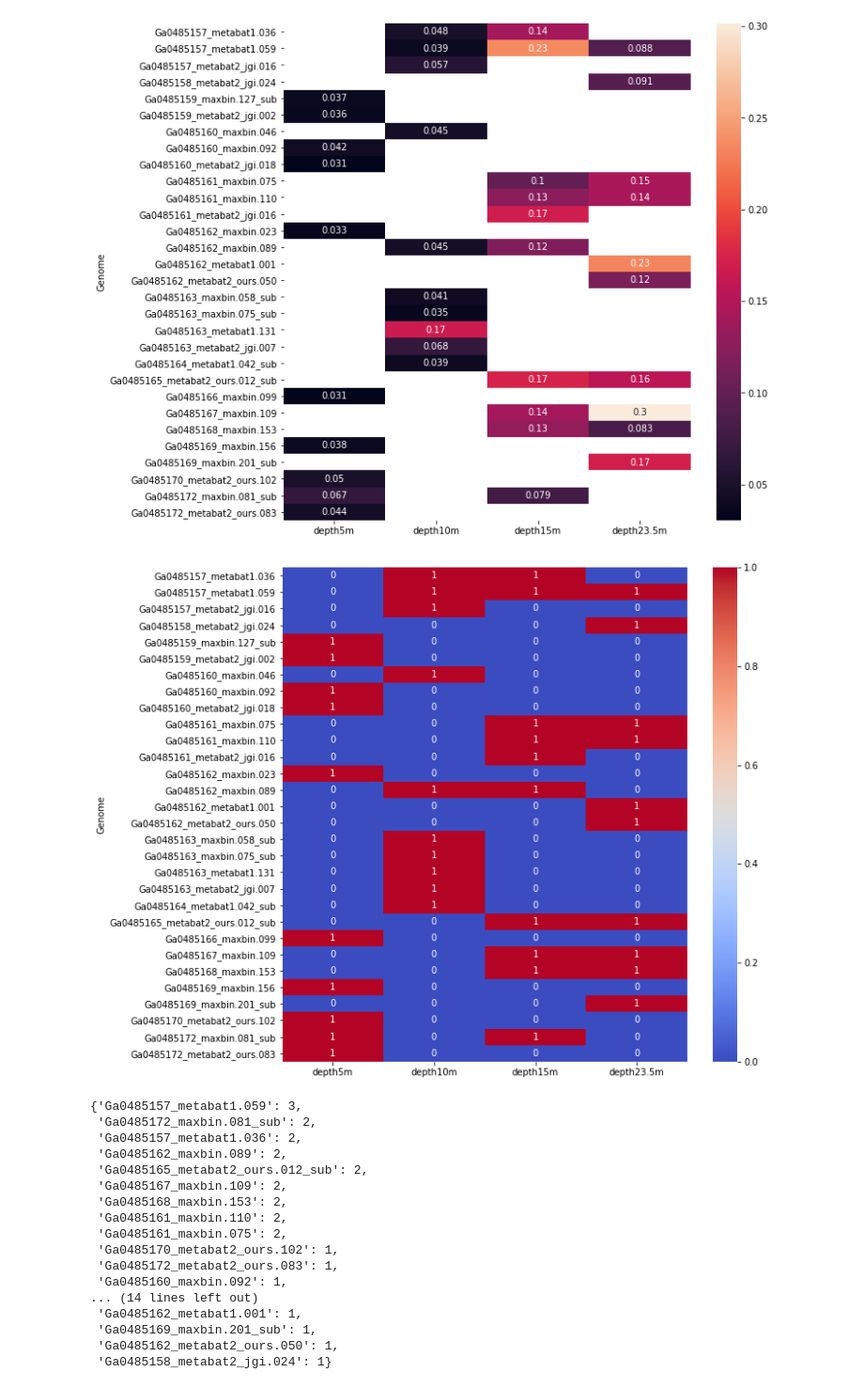
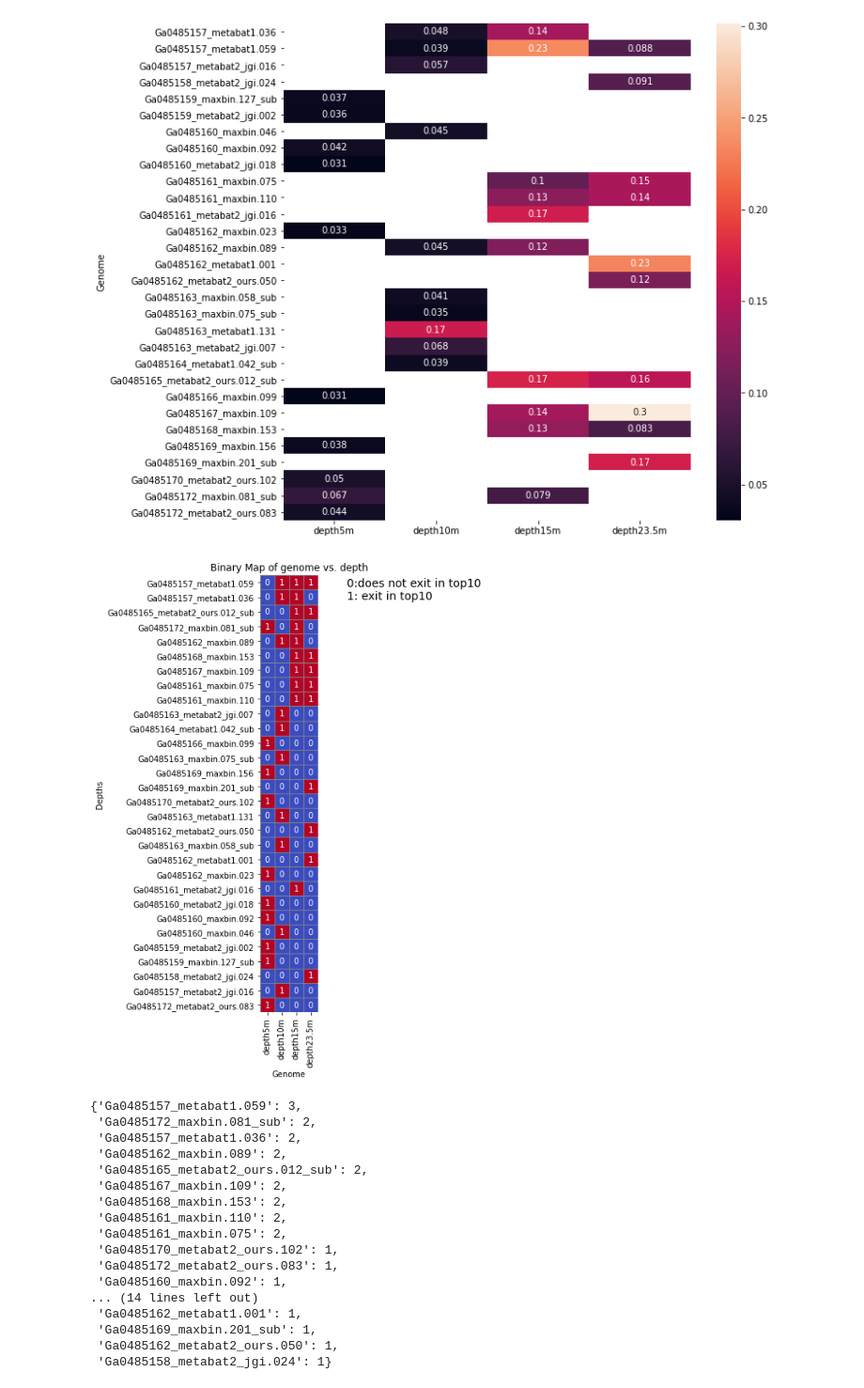
Before and after one commit to solislemuslab/lake-microbiome-data-analysis, a Jupyter notebook: lake-microbiome.ipynb, the cells around one changed output. Shown at 94% size. Drawn from its saved outputs; the diff is of its cells as text; code cells hidden in the pictures.

```diff
--- a/lake-microbiome.ipynb
+++ b/lake-microbiome.ipynb
@@ -609,22 +609,40 @@ p2 = sns.heatmap(df_top10,annot=True)
 None
 # %% [output]
 [figure]
-# %%
-#treat the NAN values as 0 and others as 1, binary plot
-fig, ax = plt.subplots(figsize=(10,10))
-# Replace NaN values with 0
-df_top10_depth_binary= df_top10.fillna(0)
-
-# Replace non-zero values with 1
-df_depth_binary = df_top10_depth_binary.where(df_top10_depth_binary == 0, other=1)
-
-# Create a heatmap with binary values
-sns.heatmap(df_depth_binary, annot=True, cmap='coolwarm', vmin=0, vmax=1)
-
-# Show the plot
-plt.show()
-# %% [output]
-[figure, removed]
+# %%
+#treat the NAN values as 0 and others as 1, binary plot
+
+import matplotlib.pyplot as plt
+import seaborn as sns
+
+# Create the binary plot
+fig, ax = plt.subplots(figsize=(10,10))
+
+# Replace NaN values with 0
+df_top10_depth_binary = df_top10.fillna(0)
+
+# Replace non-zero values with 1
+df_depth_binary = df_top10_depth_binary.where(df_top10_depth_binary == 0, other=1)
+
+# Sort the rows based on their sum
+df_depth_binary = df_depth_binary.loc[df_depth_binary.sum(axis=1).sort_values(ascending=False).index]
+
+# Create a heatmap with binary values
+sns.heatmap(df_depth_binary, annot=True, cmap='coolwarm', vmin=0, vmax=1,
+            cbar=False, square=True, linewidths=0.5, linecolor='gray')
+
+# Add the custom legend
+ax.text(6, 1, '0:does not exit in top10\n1: exit in top10', ha='left', va='center', fontsize=14)
+
+# Add axis labels and title
+ax.set_xlabel('Genome')
+ax.set_ylabel('Depths')
+ax.set_title('Binary Map of genome vs. depth')
+
+# Show the plot
+plt.show()
+# %% [output]
+[figure, added]
 # %%
 #here we are only focusing on top 10 for each depth
 count_top10_depth={}
```
Also changed, not shown: parts of 6 cells of this notebook, 4 other files.
